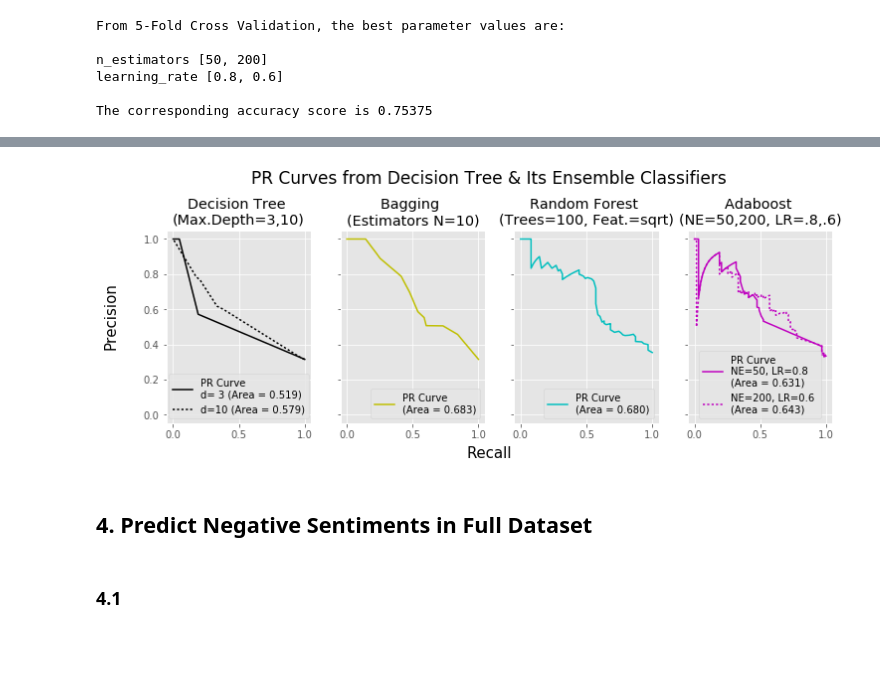
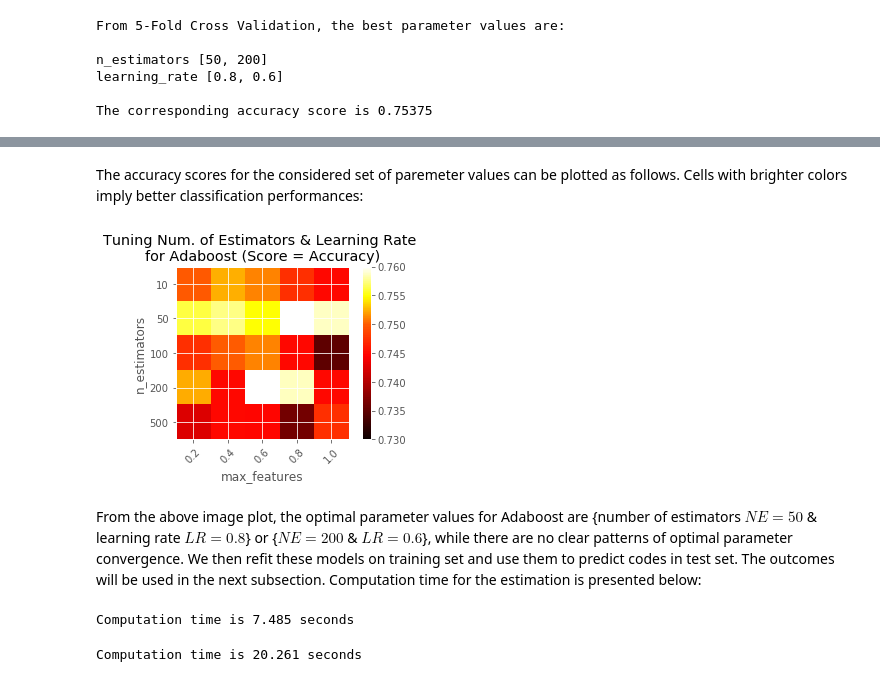
Before and after one commit to gentok/Political_Headlines_Project, a Jupyter notebook: notebooks/STA208_Supervised_Learning.ipynb, the cells around one changed output, grey strips where cells are left out. Cells and saved outputs as stored; diff of their text form; code cells hidden in the pictures; blank space fills up the shorter version.

```diff
--- a/notebooks/STA208_Supervised_Learning.ipynb
+++ b/notebooks/STA208_Supervised_Learning.ipynb
@@ -694,41 +566,0 @@ plt.show()
-# %%
-plt.rcParams["figure.figsize"] = (12,4)
-f, (ax1, ax2, ax3, ax4) = plt.subplots(1, 4, sharey=True)
-f.subplots_adjust(top = 0.8)
-f.text(0.5, 0.98, 'PR Curves from Decision Tree & Its Ensemble Classifiers', ha='center', va='center', fontsize = 17)
-f.text(0.5, 0.02, 'Recall', ha='center', va='center', fontsize = 15)
-f.text(0.06, 0.5, 'Precision', ha='center', va='center', rotation='vertical', fontsize = 15)
-
-ax1.plot(dt1rec, dt1prec, 'k-', label = 'PR Curve \nd= 3 (Area = %0.3f)' % dt1prauc)
-ax1.plot(dt2rec, dt2prec, 'k:', label = 'd=10 (Area = %0.3f)' % dt2prauc)
-ax1.set_title('Decision Tree \n(Max.Depth=3,10)');
-ax1.set_xlim(-0.05,1.05)
-ax1.set_ylim(-0.05,1.05)
-ax1.legend(loc="lower center")
-
-ax2.plot(bagrec, bagprec, 'y-', label = 'PR Curve \n(Area = %0.3f)' % bagprauc)
-ax2.set_title('Bagging \n(Estimators N=10)');
-ax2.set_xlim(-0.05,1.05)
-ax2.set_ylim(-0.05,1.05)
-ax2.legend(loc="lower right")
-
-ax3.plot(rfrec, rfprec, 'c-', label = 'PR Curve \n(Area = %0.3f)' % rfprauc)
-ax3.set_title('Random Forest \n(Trees=100, Feat.=sqrt)');
-ax3.set_xlim(-0.05,1.05)
-ax3.set_ylim(-0.05,1.05)
-ax3.legend(loc="lower right")
-
-ax4.plot(boost1rec, boost1prec, 'm-', label = 'PR Curve \nNE=50, LR=0.8 \n(Area = %0.3f)' % boost1prauc)
-ax4.plot(boost2rec, boost2prec, 'm:', label = 'NE=200, LR=0.6 \n(Area = %0.3f)' % boost2prauc)
-ax4.set_title('Adaboost \n(NE=50,200, LR=.8,.6)');
-ax4.set_xlim(-0.05,1.05)
-ax4.set_ylim(-0.05,1.05)
-ax4.legend(loc="lower center")
-
-plt.show()
-# %% [output]
-[figure, removed]
-# %% [markdown]
-## 4. Predict Negative Sentiments in Full Dataset
-# %% [markdown]
-### 4.1
@@ -750,0 +567,38 @@ def class_simpred(Xall, X, y, clmod, n, testsize = .2):
+# %% [markdown]
+The accuracy scores for the considered set of paremeter values can be plotted as follows. Cells with brighter colors imply better classification performances:
+# %%
+## Plot Validation Result
+plt.figure(figsize=(5, 3))
+plt.subplots_adjust(left=.2, right=0.95, bottom=0.15, top=0.95)
+plt.imshow(scores_boost, interpolation='nearest', cmap=plt.cm.hot,
+           norm=MidpointNormalize(vmin=0.73, midpoint=0.75))
+plt.xlabel('max_features'); plt.ylabel('n_estimators')
+plt.colorbar()
+plt.xticks(np.arange(len(values2_boost)), values2_boost, rotation=45)
+plt.yticks(np.arange(len(values1_boost)), values1_boost)
+plt.title('Tuning Num. of Estimators & Learning Rate \nfor Adaboost (Score = Accuracy)')
+plt.show()
+# %% [output]
+[figure, added]
+# %% [markdown]
+From the above image plot, the optimal parameter values for Adaboost are {number of estimators $NE = 50$ & learning rate $LR = 0.8$} or {$NE=200$ & $LR=0.6$}, while there are no clear patterns of optimal parameter convergence. We then refit these models on training set and use them to predict codes in test set. The outcomes will be used in the next subsection. Computation time for the estimation is presented below:
+# %%
+start = trec()
+## Adaboost
+boost1 = AdaBoostClassifier(random_state = 7899993, n_estimators = 50, learning_rate = 0.8)
+## On Test Set
+boost1fpr, boost1tpr, boost1rocauc, boost1prec, boost1rec, boost1prauc = gk.class_onestep_auc(X_train, y_train, X_test, y_test, boost1)
+time_boost1 = trec() - start
+print('Computation time is %0.3f seconds' % time_boost1)
+# %% [output]
+Computation time is 7.485 seconds
+# %%
+start = trec()
+## Adaboost
+boost2 = AdaBoostClassifier(random_state = 7899993, n_estimators = 200, learning_rate = 0.6)
+## On Test Set
+boost2fpr, boost2tpr, boost2rocauc, boost2prec, boost2rec, boost2prauc = gk.class_onestep_auc(X_train, y_train, X_test, y_test, boost2)
+time_boost2 = trec() - start
+print('Computation time is %0.3f seconds' % time_boost2)
+# %% [output]
+Computation time is 20.261 seconds
```
Also changed, not shown: parts of 74 cells of this notebook, 4 other files.
